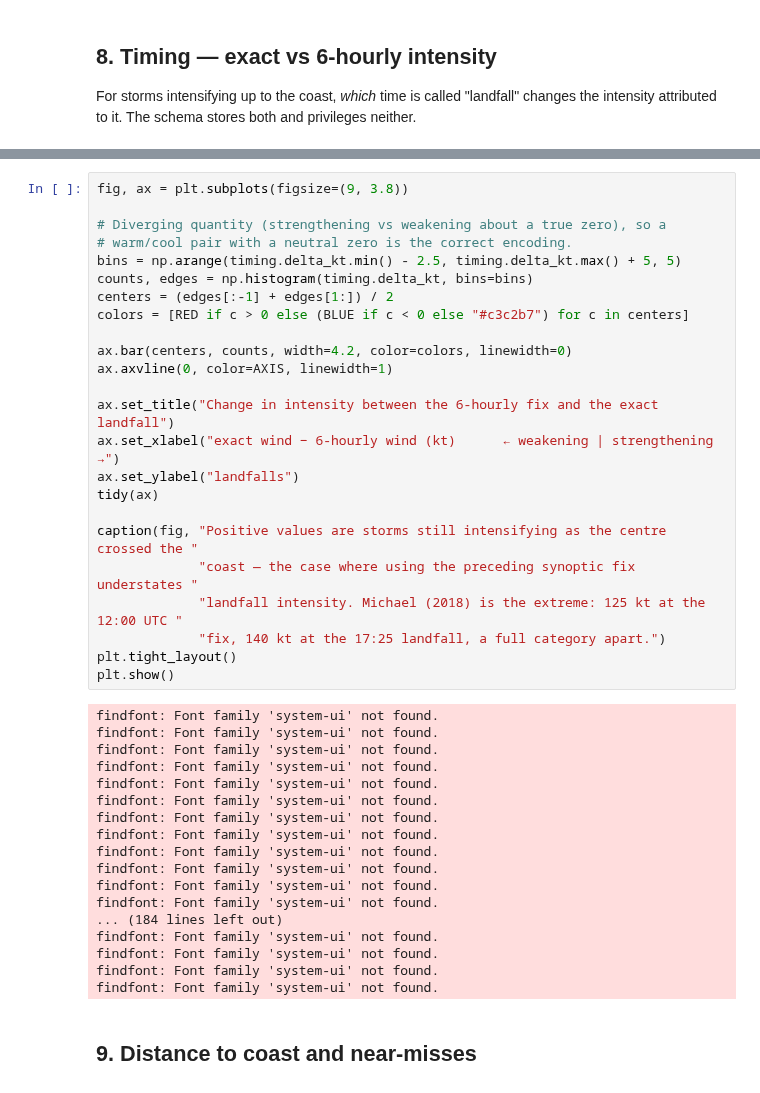
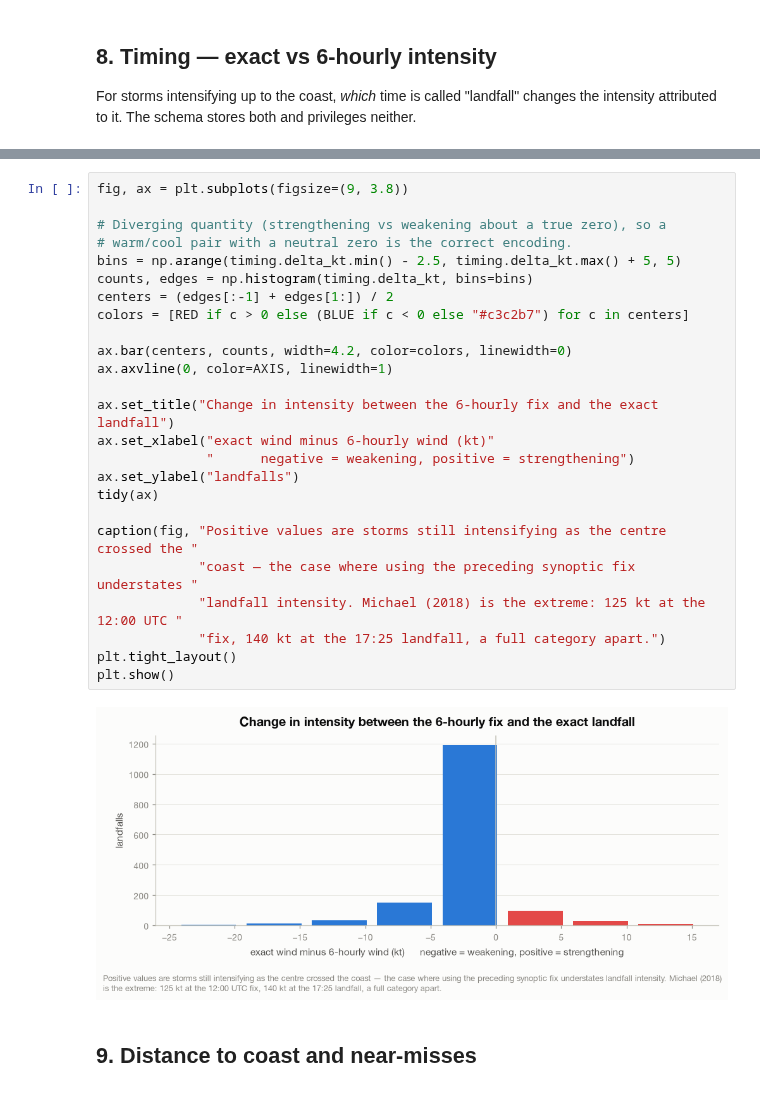
Before and after one commit to rkvaughn/HUTrackDB, a Jupyter notebook: notebooks/eda_validation.ipynb, the cells around one changed output, grey strips where cells are left out. Saved outputs shown, nothing was run; the diff lists cells and outputs as text.

```diff
--- a/notebooks/eda_validation.ipynb
+++ b/notebooks/eda_validation.ipynb
@@ -1058,45 +961,30 @@ landfalls with both intensities recorded : 1,530
 # %%
 fig, ax = plt.subplots(figsize=(9, 3.8))
 
 # Diverging quantity (strengthening vs weakening about a true zero), so a
 # warm/cool pair with a neutral zero is the correct encoding.
 bins = np.arange(timing.delta_kt.min() - 2.5, timing.delta_kt.max() + 5, 5)
 counts, edges = np.histogram(timing.delta_kt, bins=bins)
 centers = (edges[:-1] + edges[1:]) / 2
 colors = [RED if c > 0 else (BLUE if c < 0 else "#c3c2b7") for c in centers]
 
 ax.bar(centers, counts, width=4.2, color=colors, linewidth=0)
 ax.axvline(0, color=AXIS, linewidth=1)
 
 ax.set_title("Change in intensity between the 6-hourly fix and the exact landfall")
-ax.set_xlabel("exact wind − 6-hourly wind (kt)      ← weakening | strengthening →")
+ax.set_xlabel("exact wind minus 6-hourly wind (kt)"
+              "      negative = weakening, positive = strengthening")
 ax.set_ylabel("landfalls")
 tidy(ax)
 
 caption(fig, "Positive values are storms still intensifying as the centre crossed the "
              "coast — the case where using the preceding synoptic fix understates "
              "landfall intensity. Michael (2018) is the extreme: 125 kt at the 12:00 UTC "
              "fix, 140 kt at the 17:25 landfall, a full category apart.")
 plt.tight_layout()
 plt.show()
 # %% [output]
-findfont: Font family 'system-ui' not found.
-findfont: Font family 'system-ui' not found.
-findfont: Font family 'system-ui' not found.
-findfont: Font family 'system-ui' not found.
-findfont: Font family 'system-ui' not found.
-findfont: Font family 'system-ui' not found.
-findfont: Font family 'system-ui' not found.
-findfont: Font family 'system-ui' not found.
-findfont: Font family 'system-ui' not found.
-findfont: Font family 'system-ui' not found.
-findfont: Font family 'system-ui' not found.
-findfont: Font family 'system-ui' not found.
-... (184 lines left out)
-findfont: Font family 'system-ui' not found.
-findfont: Font family 'system-ui' not found.
-findfont: Font family 'system-ui' not found.
-findfont: Font family 'system-ui' not found.
+[figure, added]
 # %% [markdown]
 ## 9. Distance to coast and near-misses
 # %%
```
Also changed, not shown: parts of 10 cells of this notebook, 1 other file.
